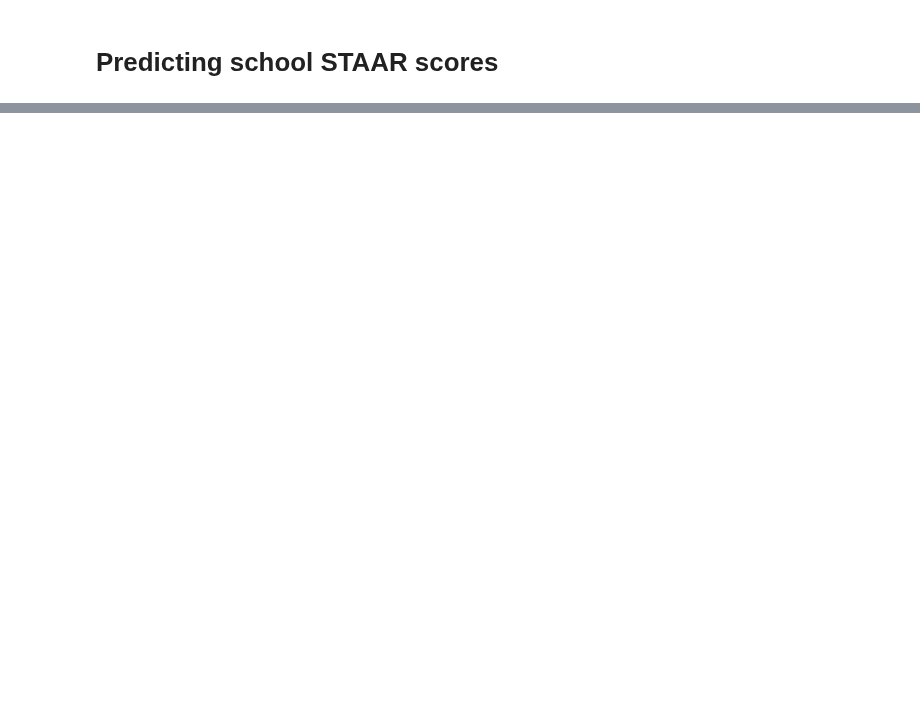
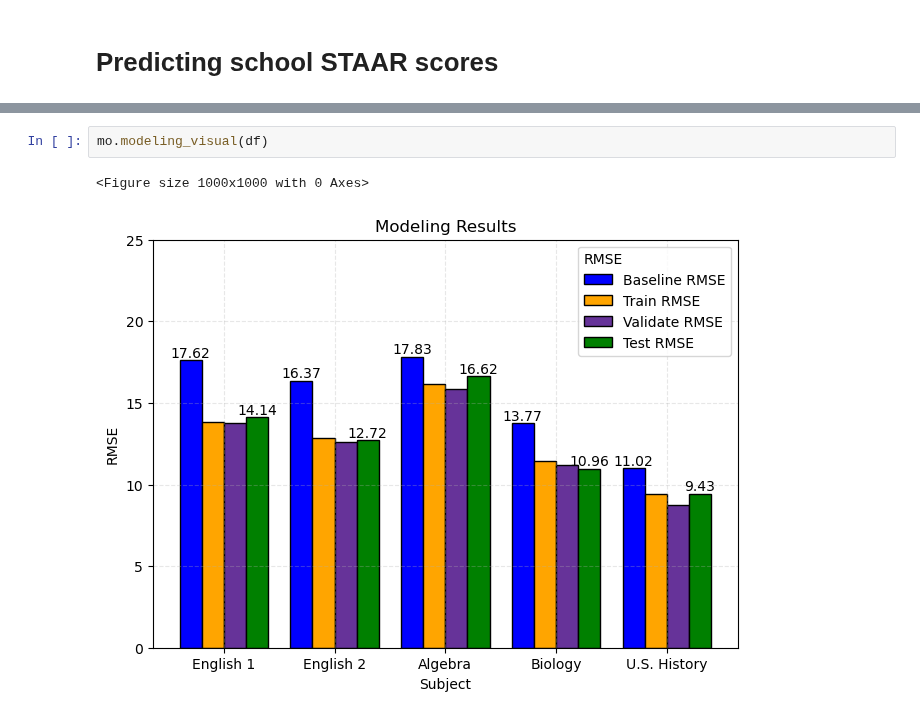
Before and after one commit to college-readiness-preds/capstone_readiness, a Jupyter notebook: final_notebook.ipynb, the cells around one changed output, grey strips where cells are left out. Drawn from its saved outputs; the diff is of its cells as text; blank space fills up the shorter version.

```diff
--- a/final_notebook.ipynb
+++ b/final_notebook.ipynb
@@ -92,0 +247,5 @@ extra_subs(train)
+# %%
+mo.modeling_visual(df)
+# %% [output]
+<Figure size 1000x1000 with 0 Axes>
+[figure, added]
```
Also changed, not shown: parts of 50 cells of this notebook.
